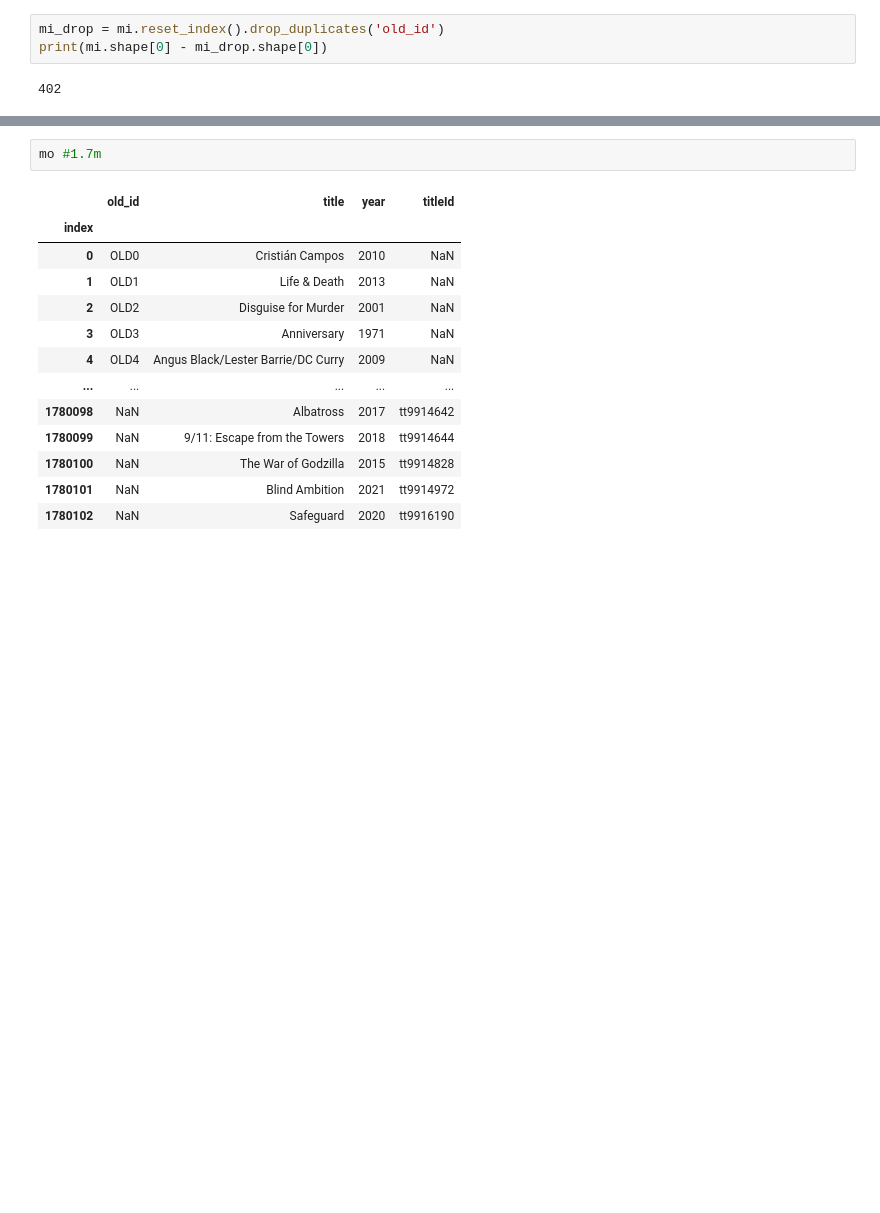
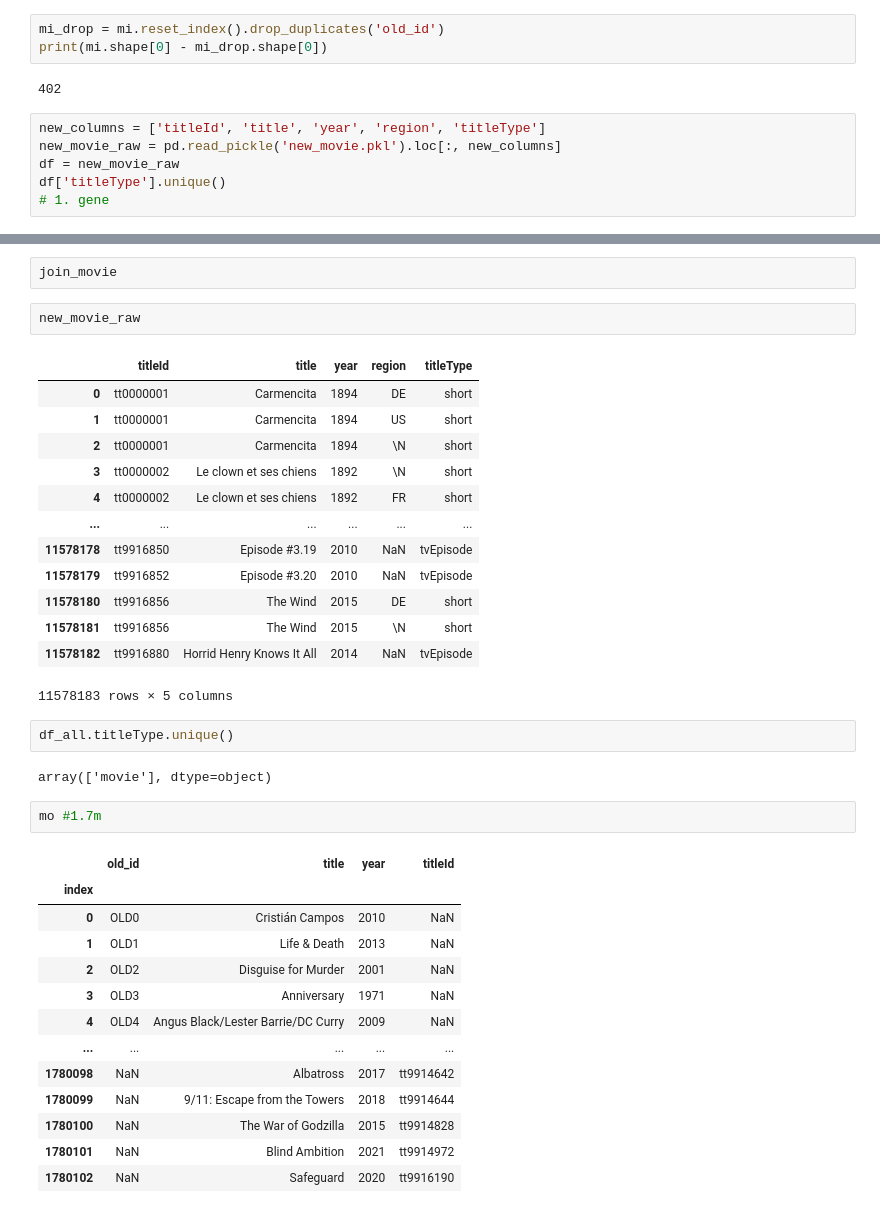
Before and after one commit to hyunjimoon/empirical_dynamics, a Jupyter notebook: cont_code/movie.ipynb, the cells around one changed output, grey strips where cells are left out. Cells and saved outputs as stored; diff of their text form; blank space fills up the shorter version.

```diff
--- a/cont_code/movie.ipynb
+++ b/cont_code/movie.ipynb
@@ -78,3 +91,9 @@ mi_drop = mi.reset_index().drop_duplicates('old_id')
 print(mi.shape[0] - mi_drop.shape[0])
 # %% [output]
 402
+# %%
+new_columns = ['titleId', 'title', 'year', 'region', 'titleType']
+new_movie_raw = pd.read_pickle('new_movie.pkl').loc[:, new_columns]
+df = new_movie_raw
+df['titleType'].unique()
+# 1. gene
@@ -81,3 +120,25 @@ print(mi.shape[0] - mi_drop.shape[0])
+# %%
+join_movie
+# %%
+new_movie_raw
+# %% [output]
+|  | titleId | title | year | region | titleType |
+| 0 | tt0000001 | Carmencita | 1894 | DE | short |
+| 1 | tt0000001 | Carmencita | 1894 | US | short |
+| 2 | tt0000001 | Carmencita | 1894 | \N | short |
+| 3 | tt0000002 | Le clown et ses chiens | 1892 | \N | short |
+| 4 | tt0000002 | Le clown et ses chiens | 1892 | FR | short |
+| ... | ... | ... | ... | ... | ... |
+| 11578178 | tt9916850 | Episode #3.19 | 2010 | NaN | tvEpisode |
+| 11578179 | tt9916852 | Episode #3.20 | 2010 | NaN | tvEpisode |
+| 11578180 | tt9916856 | The Wind | 2015 | DE | short |
+| 11578181 | tt9916856 | The Wind | 2015 | \N | short |
+| 11578182 | tt9916880 | Horrid Henry Knows It All | 2014 | NaN | tvEpisode |
+11578183 rows × 5 columns
+# %%
+df_all.titleType.unique()
+# %% [output]
+array(['movie'], dtype=object)
 # %%
 mo #1.7m
 # %% [output]
```
Also changed, not shown: parts of 7 cells of this notebook, 27 other files.
